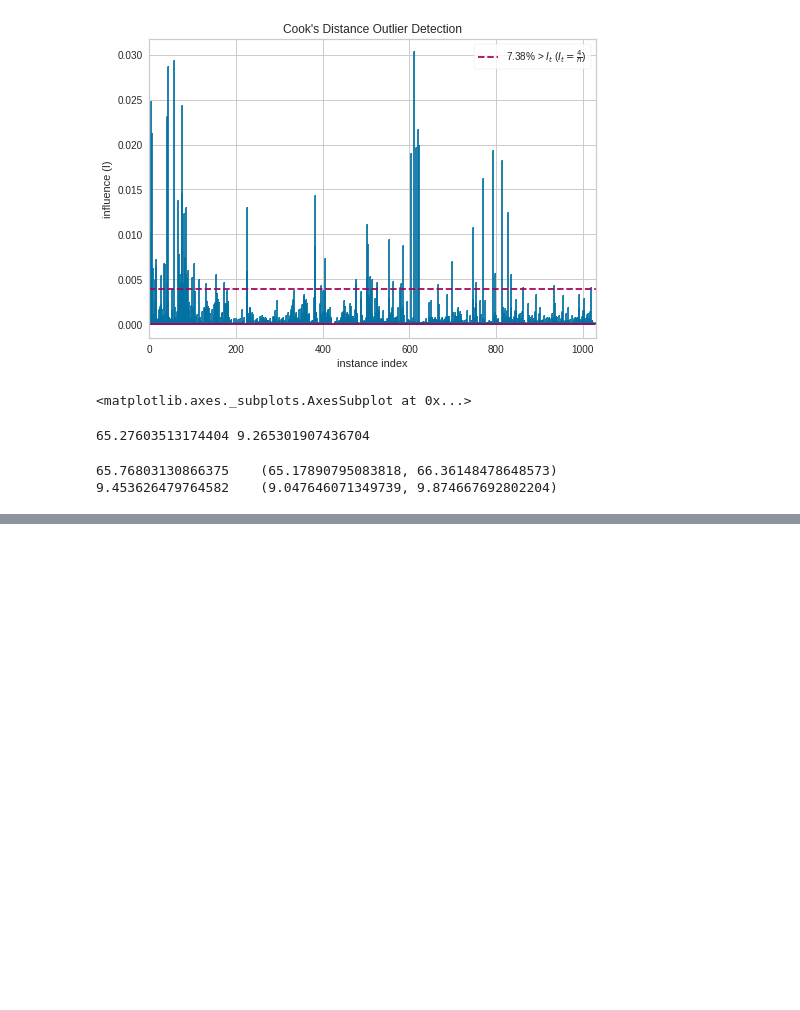
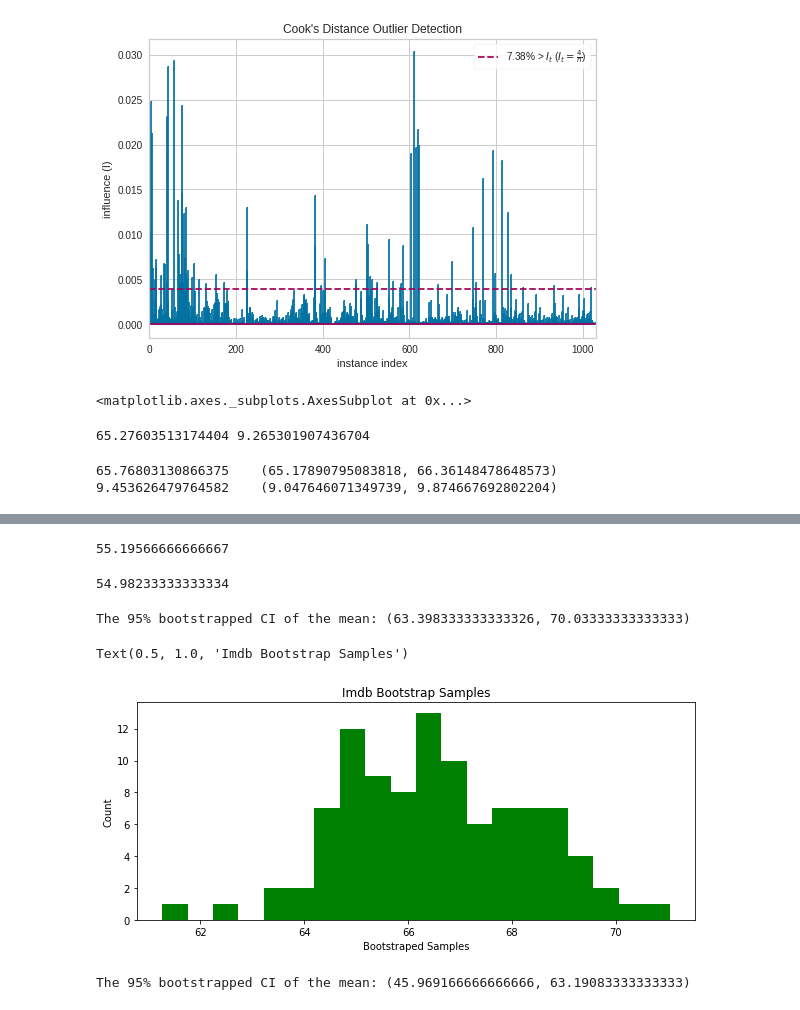
Before and after one commit to ColinMaloney/movies, a Jupyter notebook: yearly_rating.ipynb, the cells around one changed output, grey strips where cells are left out. Cells and saved outputs as stored; diff of their text form; code cells hidden in the pictures; blank space fills up the shorter version.

Commit message:
bootstrap finished

```diff
--- a/yearly_rating.ipynb
+++ b/yearly_rating.ipynb
@@ -550,0 +586,3 @@ print(bs.bootstrap(samples, stat_func=bs_stats.std))
+# %%
+import numpy as np
+imdb_sampling = bootstrap(final_df['Imdb_Score'],30,resamples=100)
@@ -550,0 +595,4 @@ print(bs.bootstrap(samples, stat_func=bs_stats.std))
+# %%
+np.mean(rotten_sampling)
+# %% [output]
+55.19566666666667
@@ -550,0 +601,52 @@ print(bs.bootstrap(samples, stat_func=bs_stats.std))
+# %%
+np.mean(meta_sampling)
+# %% [output]
+54.98233333333334
+# %%
+def bootstrap_confidence_interval(boostrap_samples, stat_function=np.mean, ci=95):
+    """Calculate the CI of chosen sample statistic using bootstrap sampling.
+
+    CI = confidence interval
+
+    Parameters
+    ----------
+    bootstrap_sample: Numpy array
+        Array of samples from bootstrap method
+
+    stat_function: function, optional (default=np.mean)
+        Function for calculating as sample statistic on data
+
+    ci: int, optional (default=95)
+        Percent of distribution encompassed by CI, 0<ci<100
+
+    Returns
+    -------
+    tuple: lower_ci(float), upper_ci(float), bootstrap_samples_statistic(array)
+        Lower and upper bounds of CI, sample stat from each bootstrap sample
+    """
+    bootstrap_samples_stat = list(map(stat_function, boostrap_samples))
+    low_bound = (100. - ci) / 2
+    high_bound = 100. - low_bound
+    lower_ci, upper_ci = np.percentile(bootstrap_samples_stat,
+                                       [low_bound, high_bound])
+    return lower_ci, upper_ci, bootstrap_samples_stat
+# %%
+lower_ci, upper_ci, bootstrap_means_prod = bootstrap_confidence_interval(imdb_sampling, ci=95)
+print("The 95% bootstrapped CI of the mean: ({}, {})".format(lower_ci, upper_ci))
+# %% [output]
+The 95% bootstrapped CI of the mean: (63.398333333333326, 70.03333333333333)
+# %%
+fig, ax = plt.subplots(figsize=(10, 4))
+
+ax.hist(bootstrap_means_prod, bins=20,color='green')
+ax.set_ylabel('Count')
+ax.set_xlabel('Bootstraped Samples')
+ax.set_title('Imdb Bootstrap Samples')
+# %% [output]
+Text(0.5, 1.0, 'Imdb Bootstrap Samples')
+[figure, added]
+# %%
+lower_ci, upper_ci, bootstrap_means_prod = bootstrap_confidence_interval(rotten_sampling, ci=95)
+print("The 95% bootstrapped CI of the mean: ({}, {})".format(lower_ci, upper_ci))
+# %% [output]
+The 95% bootstrapped CI of the mean: (45.969166666666666, 63.19083333333333)
```
Also changed, not shown: parts of 10 cells of this notebook.
